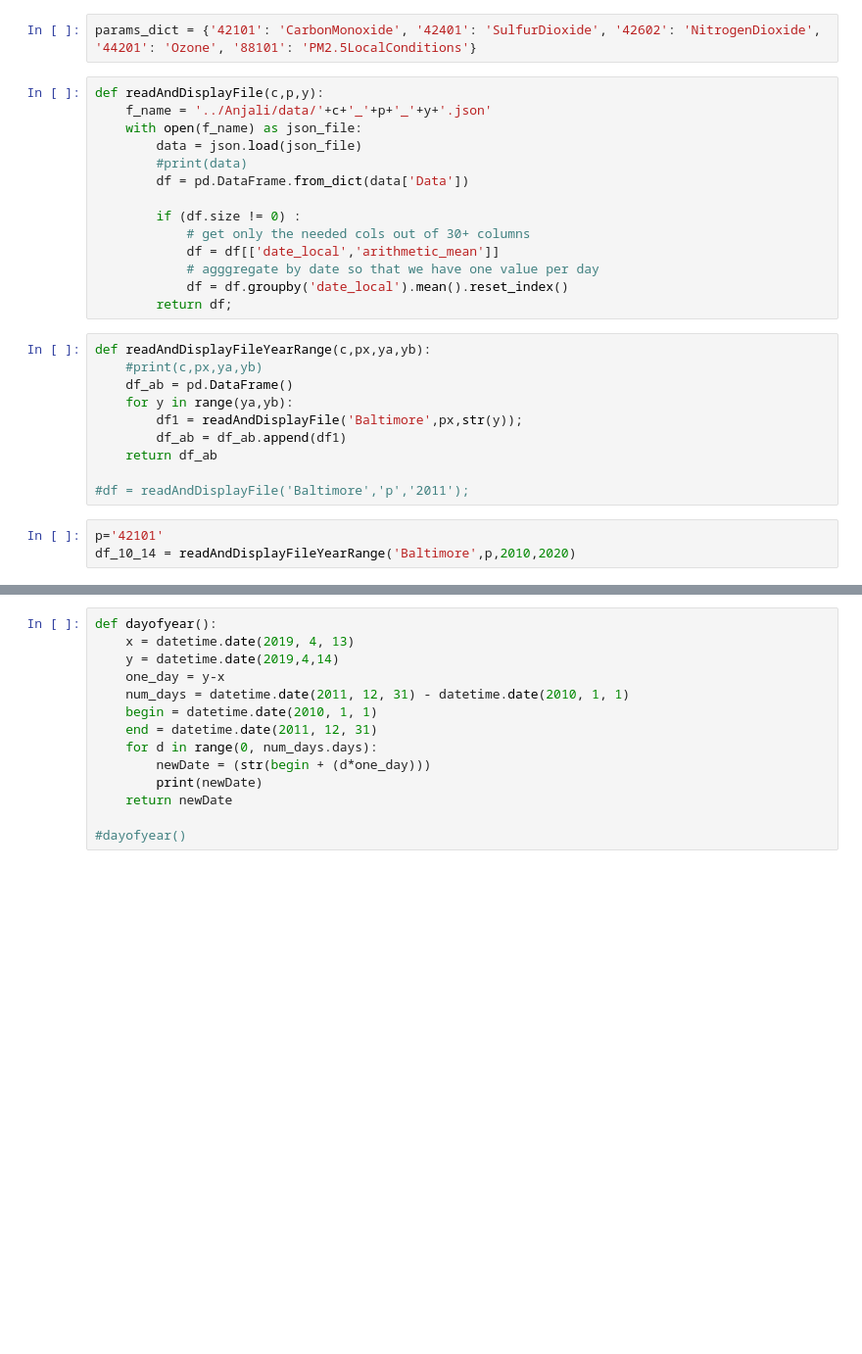
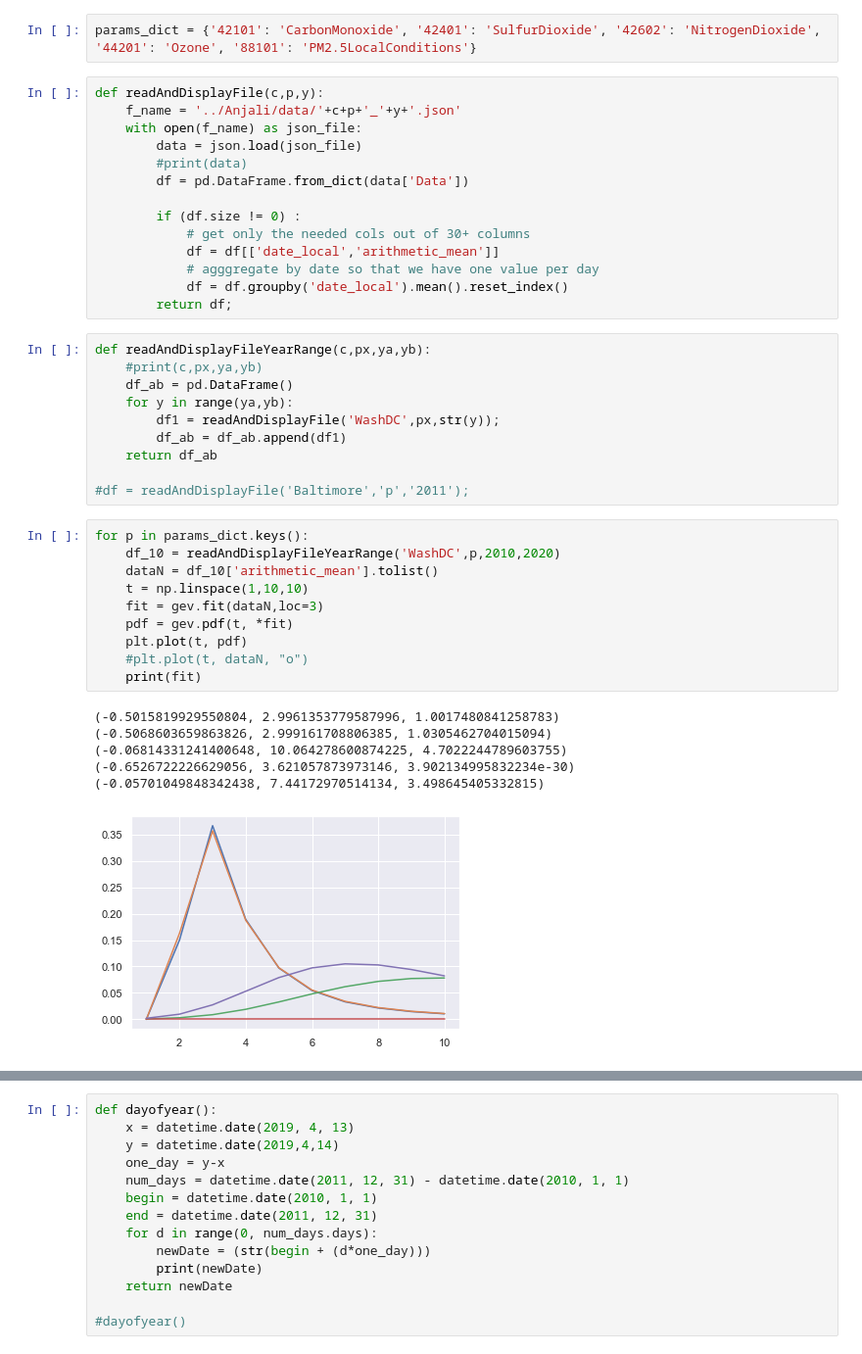
Before and after one commit to ksamavedam/Pollution20Code, a Jupyter notebook: Appa/apps_scratch.ipynb, the cells around one changed output, grey strips where cells are left out. Shown at 98% size. Cells and saved outputs as stored; diff of their text form; blank space fills up the shorter version.

```diff
--- a/Appa/apps_scratch.ipynb
+++ b/Appa/apps_scratch.ipynb
@@ -26,7 +27,7 @@ print (params_dict)
 params_dict = {'42101': 'CarbonMonoxide', '42401': 'SulfurDioxide', '42602': 'NitrogenDioxide', '44201': 'Ozone', '88101': 'PM2.5LocalConditions'}
 # %%
 def readAndDisplayFile(c,p,y):
-    f_name = '../Anjali/data/'+c+'_'+p+'_'+y+'.json'
+    f_name = '../Anjali/data/'+c+p+'_'+y+'.json'
     with open(f_name) as json_file:
         data = json.load(json_file)
         #print(data)
@@ -43,14 +44,28 @@ def readAndDisplayFileYearRange(c,px,ya,yb):
     #print(c,px,ya,yb)
     df_ab = pd.DataFrame()
     for y in range(ya,yb):
-        df1 = readAndDisplayFile('Baltimore',px,str(y));
+        df1 = readAndDisplayFile('WashDC',px,str(y));
         df_ab = df_ab.append(df1)
     return df_ab
 
 #df = readAndDisplayFile('Baltimore','p','2011');
-# %%
-p='42101'
-df_10_14 = readAndDisplayFileYearRange('Baltimore',p,2010,2020)
+# %%
+for p in params_dict.keys():
+    df_10 = readAndDisplayFileYearRange('WashDC',p,2010,2020)
+    dataN = df_10['arithmetic_mean'].tolist()
+    t = np.linspace(1,10,10)
+    fit = gev.fit(dataN,loc=3)
+    pdf = gev.pdf(t, *fit)
+    plt.plot(t, pdf)
+    #plt.plot(t, dataN, "o")
+    print(fit)
+# %% [output]
+(-0.5015819929550804, 2.9961353779587996, 1.0017480841258783)
+(-0.5068603659863826, 2.999161708806385, 1.0305462704015094)
+(-0.06814331241400648, 10.064278600874225, 4.7022244789603755)
+(-0.6526722226629056, 3.621057873973146, 3.902134995832234e-30)
+(-0.05701049848342438, 7.44172970514134, 3.498645405332815)
+[figure, added]
 # %%
 
 for p in params_dict.keys():
```
Also changed, not shown: parts of 11 cells of this notebook.
